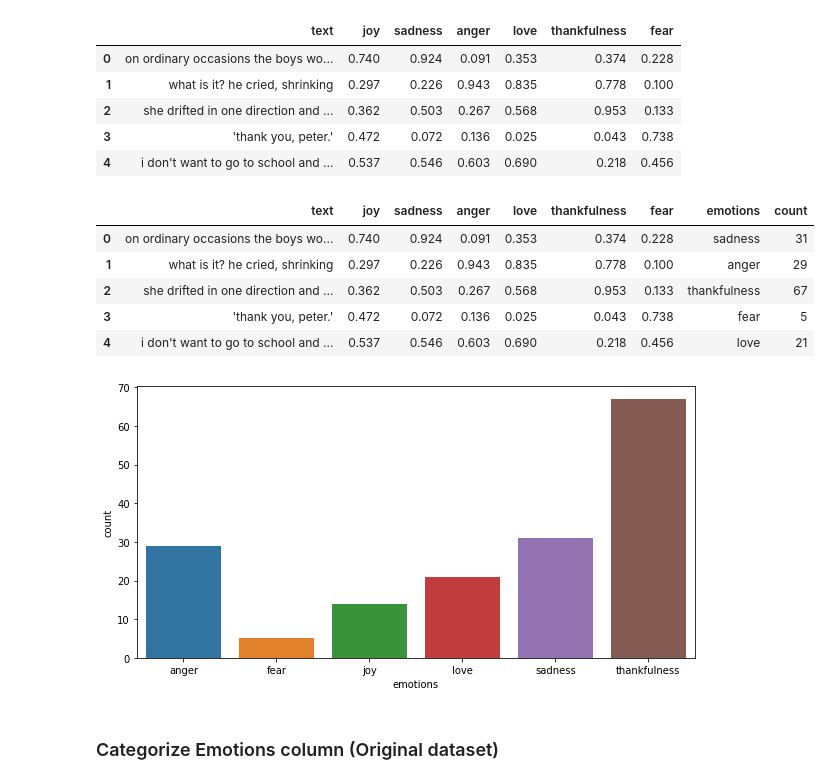
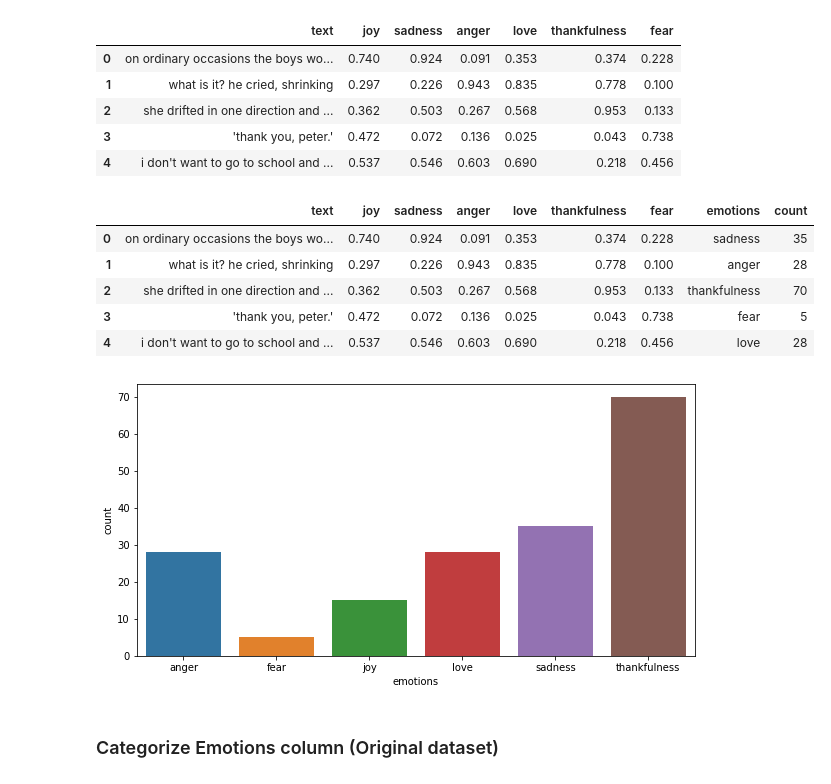
Before and after one commit to vinitshah24/Emotions-Detection-Text-RNN, a Jupyter notebook: peter_pan_precision_recall_metrics.ipynb, the cells around one changed output. Saved outputs shown, nothing was run; the diff lists cells and outputs as text; code cells hidden in the pictures.

```diff
--- a/peter_pan_precision_recall_metrics.ipynb
+++ b/peter_pan_precision_recall_metrics.ipynb
@@ -65,21 +65,21 @@ df.head()
 df['emotions'] = df[['joy','sadness','anger','love','thankfulness','fear']].idxmax(axis=1)
 df['count'] = df["emotions"].groupby(df["emotions"]).transform('count')
 # %%
-pred_df = get_max_emotion_score_df(file="results/peter_pan_emotions_041121_100151.csv",
+pred_df = get_max_emotion_score_df(file="results/peter_pan_emotions_041121_171035.csv",
                              emotion_col="emotions",
                              emotion_count_col="count")
 pred_df.head()
 # %% [output]
 |  | text | joy | sadness | anger | love | thankfulness | fear | emotions | count |
-| 0 | on ordinary occasions the boys wo... | 0.740 | 0.924 | 0.091 | 0.353 | 0.374 | 0.228 | sadness | 31 |
-| 1 | what is it? he cried, shrinking | 0.297 | 0.226 | 0.943 | 0.835 | 0.778 | 0.100 | anger | 29 |
-| 2 | she drifted in one direction and ... | 0.362 | 0.503 | 0.267 | 0.568 | 0.953 | 0.133 | thankfulness | 67 |
+| 0 | on ordinary occasions the boys wo... | 0.740 | 0.924 | 0.091 | 0.353 | 0.374 | 0.228 | sadness | 35 |
+| 1 | what is it? he cried, shrinking | 0.297 | 0.226 | 0.943 | 0.835 | 0.778 | 0.100 | anger | 28 |
+| 2 | she drifted in one direction and ... | 0.362 | 0.503 | 0.267 | 0.568 | 0.953 | 0.133 | thankfulness | 70 |
 | 3 | 'thank you, peter.' | 0.472 | 0.072 | 0.136 | 0.025 | 0.043 | 0.738 | fear | 5 |
-| 4 | i don't want to go to school and ... | 0.537 | 0.546 | 0.603 | 0.690 | 0.218 | 0.456 | love | 21 |
+| 4 | i don't want to go to school and ... | 0.537 | 0.546 | 0.603 | 0.690 | 0.218 | 0.456 | love | 28 |
 # %%
 display_bar_chart(pred_df, emotion_col="emotions", emotion_count_col="count")
 # %% [output]
-[figure, old version]
+[figure, new version]
 # %% [markdown]
 ### Categorize Emotions column (Original dataset)
 # %%
```
Also changed, not shown: parts of 10 cells of this notebook, 21 other files.
